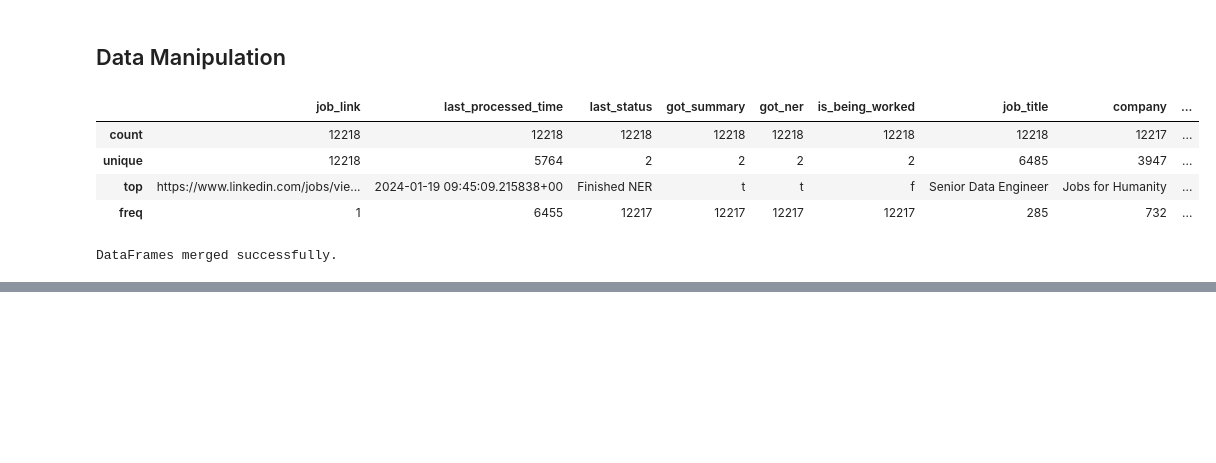
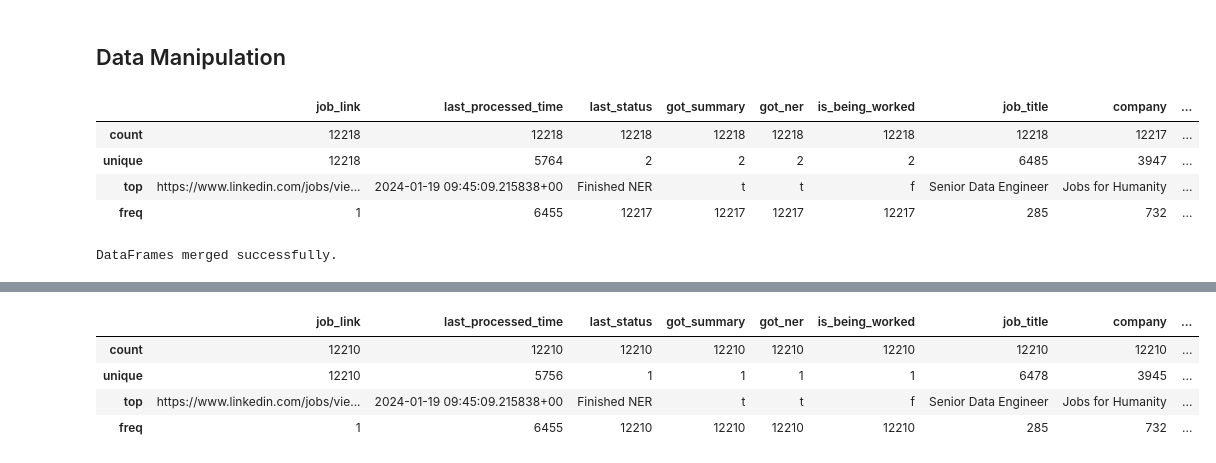
Before and after one commit to zli213/722-Iteration-4, a Jupyter notebook: Iteration_4.ipynb, the cells around one changed output, grey strips where cells are left out. Drawn from its saved outputs; the diff is of its cells as text; code cells hidden in the pictures; blank space fills up the shorter version.

Commit message:
Drop the data with null value.

```diff
--- a/Iteration_4.ipynb
+++ b/Iteration_4.ipynb
@@ -224,0 +234,11 @@ merged_data.printSchema()
+# %%
+df_clean = merged_data.na.drop()
+# Display summary statistics using Pandas
+pd_df_clean = df_clean.toPandas()
+display(pd_df_clean.describe())
+# %% [output]
+|  | job_link | last_processed_time | last_status | got_summary | got_ner | is_being_worked | job_title | company | ... |
+| count | 12210 | 12210 | 12210 | 12210 | 12210 | 12210 | 12210 | 12210 | ... |
+| unique | 12210 | 5756 | 1 | 1 | 1 | 1 | 6478 | 3945 | ... |
+| top | https://www.linkedin.com/jobs/vie... | 2024-01-19 09:45:09.215838+00 | Finished NER | t | t | f | Senior Data Engineer | Jobs for Humanity | ... |
+| freq | 1 | 6455 | 12210 | 12210 | 12210 | 12210 | 285 | 732 | ... |
```
Also changed, not shown: parts of 7 cells of this notebook.
